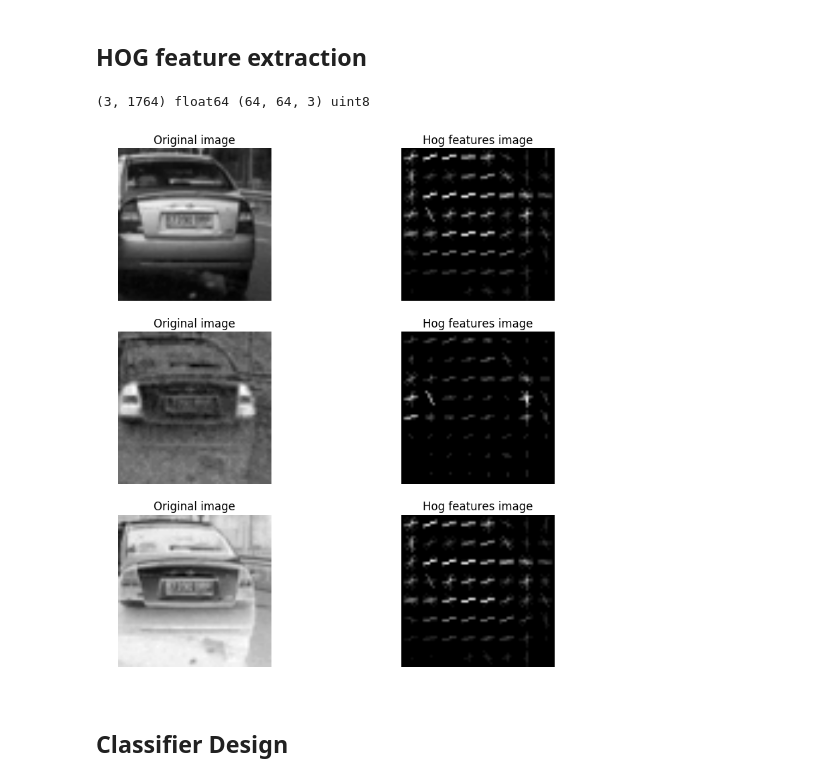
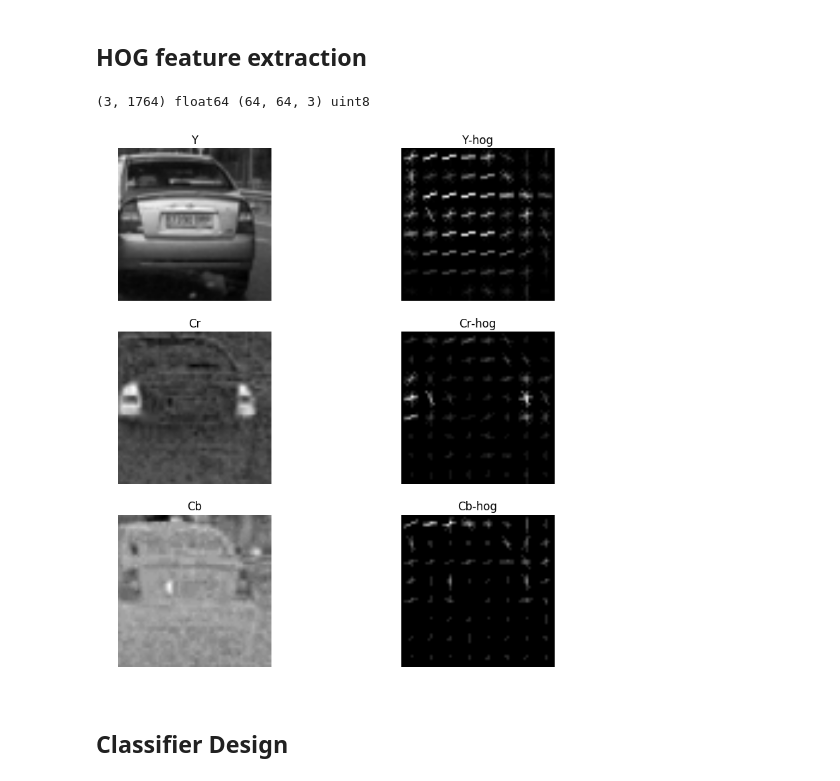
Before and after one commit to carlosgalvezp/Udacity-Self-Driving-Car-Nanodegree, a Jupyter notebook: term1/projects/p5-vehicle-detection/p5-vehicle-detection.ipynb, the cells around one changed output. Drawn from its saved outputs; the diff is of its cells as text; code cells hidden in the pictures.

```diff
--- a/term1/projects/p5-vehicle-detection/p5-vehicle-detection.ipynb
+++ b/term1/projects/p5-vehicle-detection/p5-vehicle-detection.ipynb
@@ -28,6 +30,13 @@ def get_output_dir():
         os.mkdir(output_dir)
 
     return output_dir
+
+def save_plt_img(fig_handle, fname):
+    plt.figure(fig_handle.number)
+    plt.savefig(os.path.join(get_output_dir(), fname + '.jpg'))
+
+def save_cv_img(img, fname):
+    scipy.misc.imsave(os.path.join(get_output_dir(), fname + '.jpg'), img)
 # %% [markdown]
 ## Data download and unpacking
 # %%
@@ -145,37 +154,41 @@ def get_hog_features(img, debug = False):
     n_channels = img_shape[2]
 
     features = []
     hog_image = np.zeros_like(img)
 
     for i in range(n_channels):
         features_i, hog_image[:, :, i] = hog(img[:, :, i], orientations=orient,
                                              pixels_per_cell=(pix_per_cell, pix_per_cell),
                                              cells_per_block=(cell_per_block, cell_per_block),
                                             visualise=True, feature_vector=True)
 
         features.append(features_i)
 
     return np.array(features), hog_image
 
 img = X[0]
 
 features, hog_image = get_hog_features(img)
 
 print(features.shape, features.dtype, hog_image.shape, hog_image.dtype)
 
-plt.figure()
+h = plt.figure()
+img_labels = ['Y', 'Cr', 'Cb']
+
 for idx in range(3):
     plt.subplot(3,2, idx * 2 + 1);
     plt.imshow(img[:, :, idx], cmap='gray');
     plt.axis('off');
-    plt.title('Original image');
+    plt.title(img_labels[idx]);
     plt.subplot(3,2, idx * 2 + 2);
     plt.imshow(hog_image[:, :, idx], cmap='gray');
     plt.axis('off');
-    plt.title('Hog features image');
+    plt.title(img_labels[idx] + '-hog');
+
+save_plt_img(fig_handle=h, fname='hog_img')
 # %% [output]
 (3, 1764) float64 (64, 64, 3) uint8
-[figure, old version]
+[figure, new version]
 # %% [markdown]
 ## Classifier Design
 # %% [markdown]
```
Also changed, not shown: parts of 1 cell of this notebook, 1 other file.
